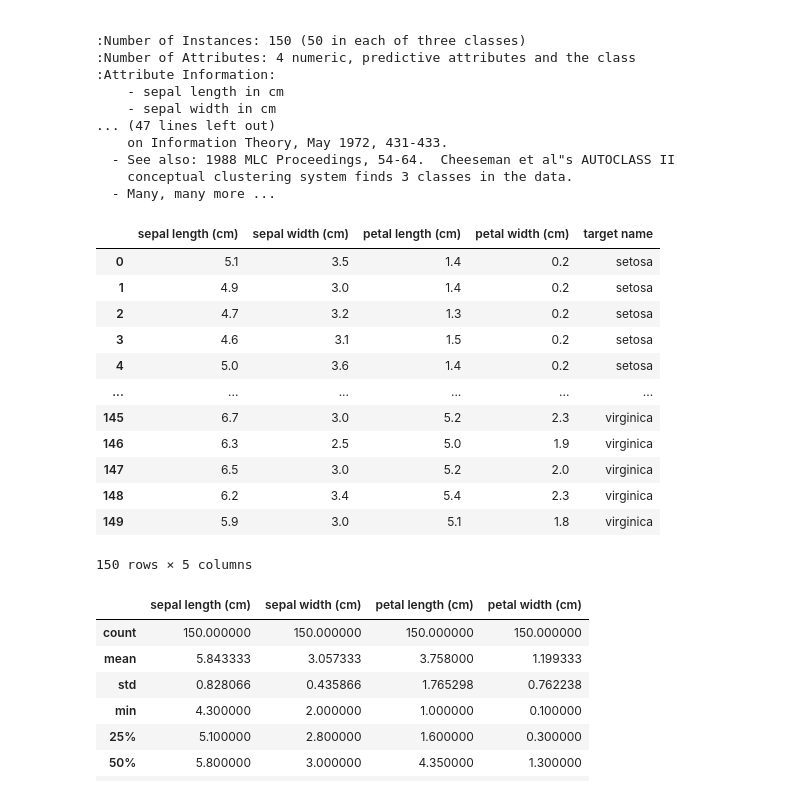
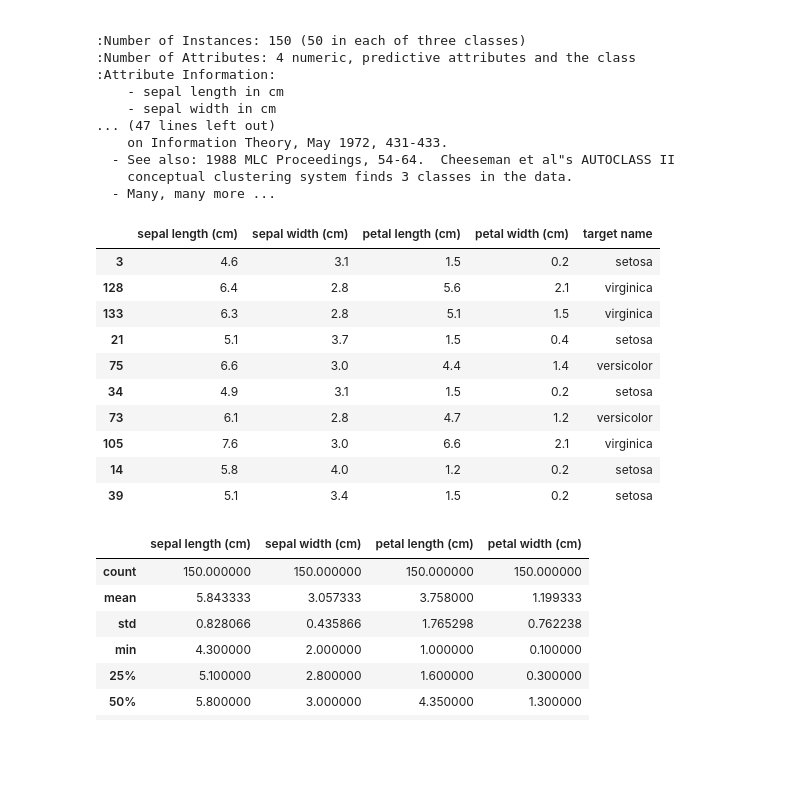
Before and after one commit to harmehar77/Trantor, a Jupyter notebook: Machine Learning/iris_dataset.ipynb, the cells around one changed output. Cells and saved outputs as stored; diff of their text form; code cells hidden in the pictures; blank space fills up the shorter version.

```diff
--- a/Machine Learning/iris_dataset.ipynb
+++ b/Machine Learning/iris_dataset.ipynb
@@ -40,22 +40,20 @@ df = pd.DataFrame(iris.data,columns=['sepal length (cm)', 'sepal width (cm)', 'p
 # %%
 df['target name'] = iris.target
 #df['target name'] = iris.target_names
 df['target name'] = df['target name'].replace({0:'setosa',1:'versicolor',2:'virginica'})
-df
+df.sample(10)
 # %% [output]
 |  | sepal length (cm) | sepal width (cm) | petal length (cm) | petal width (cm) | target name |
-| 0 | 5.1 | 3.5 | 1.4 | 0.2 | setosa |
-| 1 | 4.9 | 3.0 | 1.4 | 0.2 | setosa |
-| 2 | 4.7 | 3.2 | 1.3 | 0.2 | setosa |
 | 3 | 4.6 | 3.1 | 1.5 | 0.2 | setosa |
-| 4 | 5.0 | 3.6 | 1.4 | 0.2 | setosa |
-| ... | ... | ... | ... | ... | ... |
-| 145 | 6.7 | 3.0 | 5.2 | 2.3 | virginica |
-| 146 | 6.3 | 2.5 | 5.0 | 1.9 | virginica |
-| 147 | 6.5 | 3.0 | 5.2 | 2.0 | virginica |
-| 148 | 6.2 | 3.4 | 5.4 | 2.3 | virginica |
-| 149 | 5.9 | 3.0 | 5.1 | 1.8 | virginica |
+| 128 | 6.4 | 2.8 | 5.6 | 2.1 | virginica |
+| 133 | 6.3 | 2.8 | 5.1 | 1.5 | virginica |
+| 21 | 5.1 | 3.7 | 1.5 | 0.4 | setosa |
+| 75 | 6.6 | 3.0 | 4.4 | 1.4 | versicolor |
+| 34 | 4.9 | 3.1 | 1.5 | 0.2 | setosa |
+| 73 | 6.1 | 2.8 | 4.7 | 1.2 | versicolor |
+| 105 | 7.6 | 3.0 | 6.6 | 2.1 | virginica |
+| 14 | 5.8 | 4.0 | 1.2 | 0.2 | setosa |
+| 39 | 5.1 | 3.4 | 1.5 | 0.2 | setosa |
-150 rows × 5 columns
 # %%
 df.describe()
 # %% [output]
```
Also changed, not shown: parts of 5 cells of this notebook, 9 other files.
